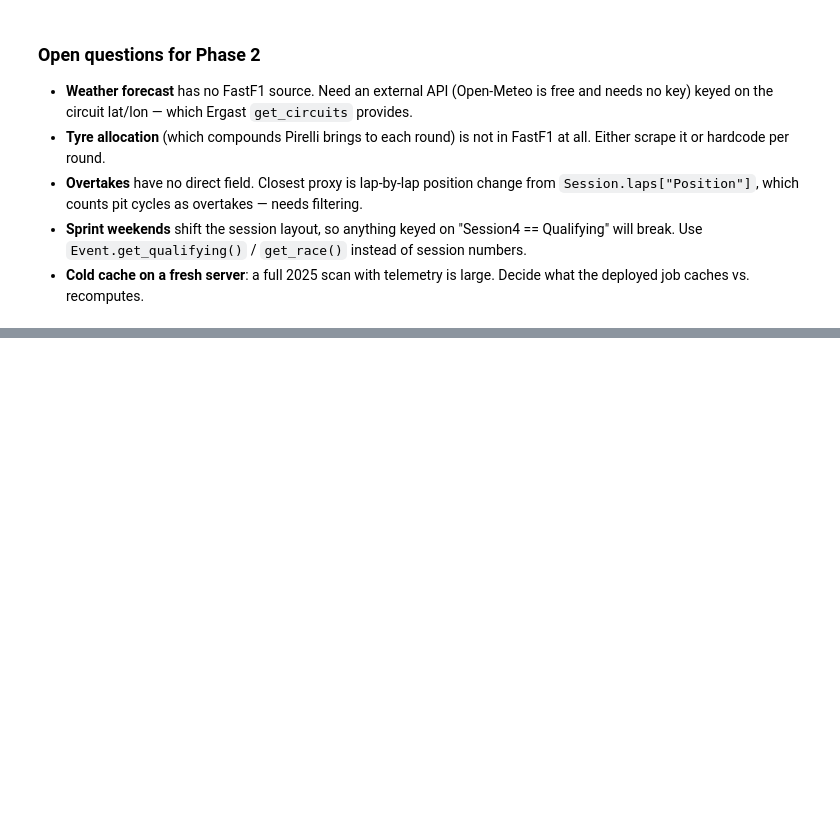
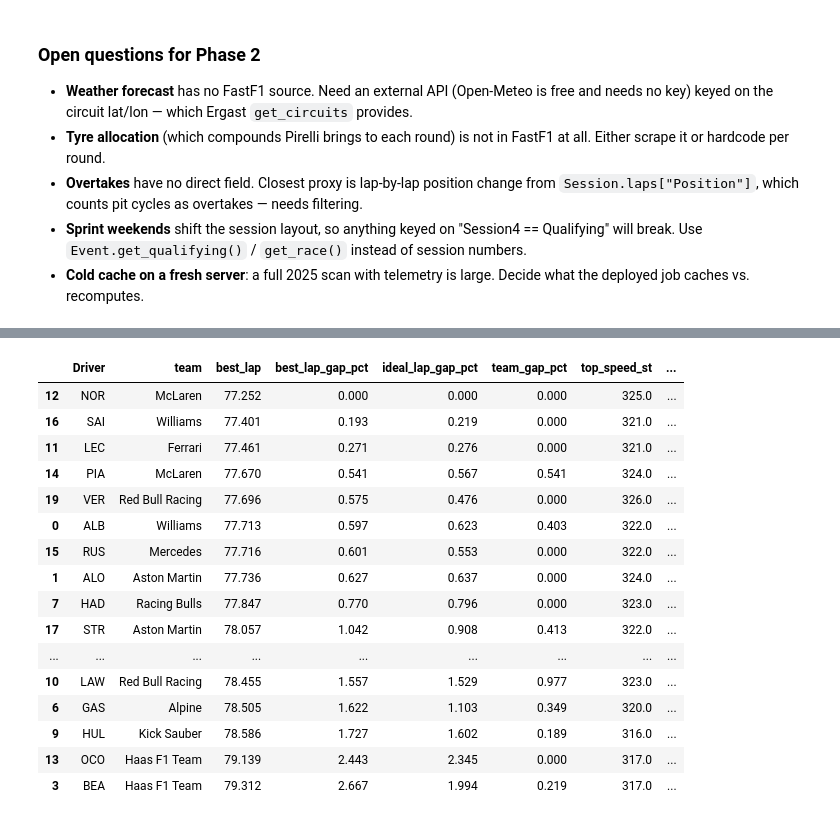
Before and after one commit to LizheZhao/race-preds, a Jupyter notebook: nb/fastf1-data-explore.ipynb, the cells around one changed output, grey strips where cells are left out. Saved outputs shown, nothing was run; the diff lists cells and outputs as text; code cells hidden in the pictures; blank space fills up the shorter version.

```diff
--- a/nb/fastf1-data-explore.ipynb
+++ b/nb/fastf1-data-explore.ipynb
@@ -500,0 +1140,24 @@ cost
+# %%
+# Driver level, first practice: pace, mileage and tyre usage
+fp1_by_driver = summaries["FP1"][0].sort_values("best_lap_rank")
+fp1_by_driver[["Driver", "team", "best_lap", "best_lap_gap_pct", "ideal_lap_gap_pct", "team_gap_pct",
+               "top_speed_st", "laps_driven", "clean_laps", "clean_lap_std", "best_lap_at_min",
+               "track_limits_n"]].round(3)
+# %% [output]
+|  | Driver | team | best_lap | best_lap_gap_pct | ideal_lap_gap_pct | team_gap_pct | top_speed_st | ... |
+| 12 | NOR | McLaren | 77.252 | 0.000 | 0.000 | 0.000 | 325.0 | ... |
+| 16 | SAI | Williams | 77.401 | 0.193 | 0.219 | 0.000 | 321.0 | ... |
+| 11 | LEC | Ferrari | 77.461 | 0.271 | 0.276 | 0.000 | 321.0 | ... |
+| 14 | PIA | McLaren | 77.670 | 0.541 | 0.567 | 0.541 | 324.0 | ... |
+| 19 | VER | Red Bull Racing | 77.696 | 0.575 | 0.476 | 0.000 | 326.0 | ... |
+| 0 | ALB | Williams | 77.713 | 0.597 | 0.623 | 0.403 | 322.0 | ... |
+| 15 | RUS | Mercedes | 77.716 | 0.601 | 0.553 | 0.000 | 322.0 | ... |
+| 1 | ALO | Aston Martin | 77.736 | 0.627 | 0.637 | 0.000 | 324.0 | ... |
+| 7 | HAD | Racing Bulls | 77.847 | 0.770 | 0.796 | 0.000 | 323.0 | ... |
+| 17 | STR | Aston Martin | 78.057 | 1.042 | 0.908 | 0.413 | 322.0 | ... |
+| ... | ... | ... | ... | ... | ... | ... | ... | ... |
+| 10 | LAW | Red Bull Racing | 78.455 | 1.557 | 1.529 | 0.977 | 323.0 | ... |
+| 6 | GAS | Alpine | 78.505 | 1.622 | 1.103 | 0.349 | 320.0 | ... |
+| 9 | HUL | Kick Sauber | 78.586 | 1.727 | 1.602 | 0.189 | 316.0 | ... |
+| 13 | OCO | Haas F1 Team | 79.139 | 2.443 | 2.345 | 0.000 | 317.0 | ... |
+| 3 | BEA | Haas F1 Team | 79.312 | 2.667 | 1.994 | 0.219 | 317.0 | ... |
```
Also changed, not shown: parts of 56 cells of this notebook, 40 other files.
